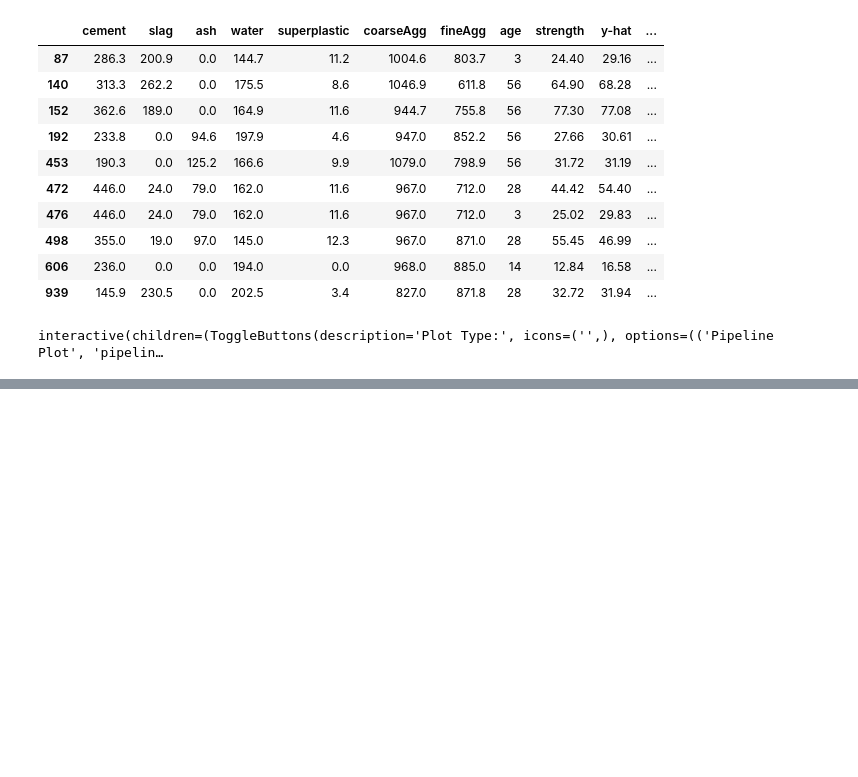
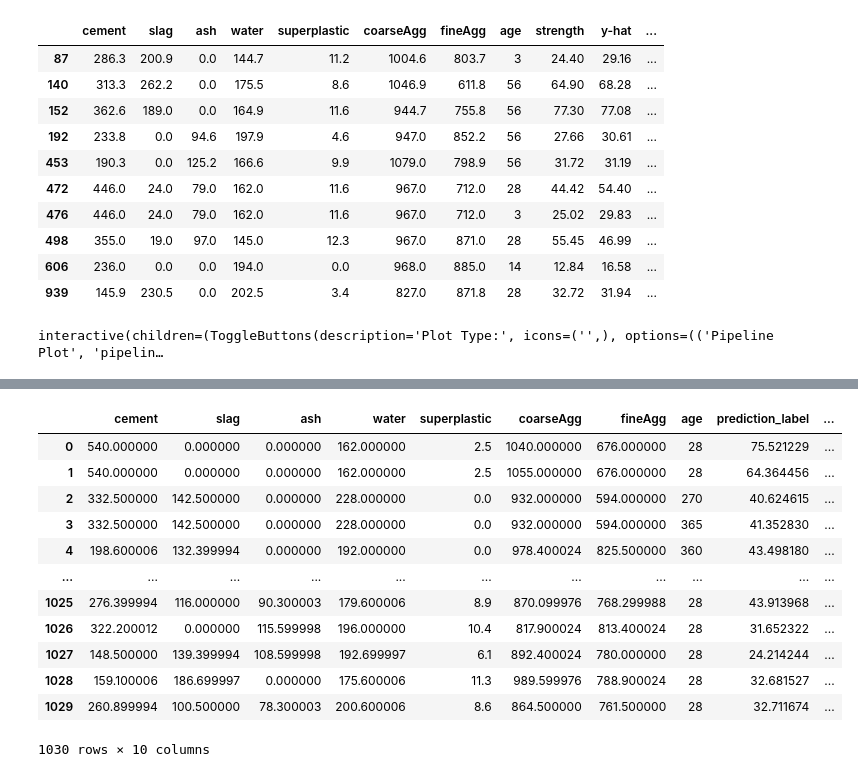
Before and after one commit to jdhova/Pycaret-Projects, a Jupyter notebook: Supervised-Learning/Regression/cementStrength.ipynb, the cells around one changed output, grey strips where cells are left out. Cells and saved outputs as stored; diff of their text form; code cells hidden in the pictures; blank space fills up the shorter version.

```diff
--- a/Supervised-Learning/Regression/cementStrength.ipynb
+++ b/Supervised-Learning/Regression/cementStrength.ipynb
@@ -254,0 +363,3 @@ interactive(children=(ToggleButtons(description='Plot Type:', icons=('',), optio
+# %%
+beta_model = predict_model(model_test,data=df.drop('strength', axis=1))
+beta_model
@@ -254,0 +381,17 @@ interactive(children=(ToggleButtons(description='Plot Type:', icons=('',), optio
+# %%
+beta_model['strength'] = df['strength']
+beta_model
+# %% [output]
+|  | cement | slag | ash | water | superplastic | coarseAgg | fineAgg | age | prediction_label | ... |
+| 0 | 540.000000 | 0.000000 | 0.000000 | 162.000000 | 2.5 | 1040.000000 | 676.000000 | 28 | 75.521229 | ... |
+| 1 | 540.000000 | 0.000000 | 0.000000 | 162.000000 | 2.5 | 1055.000000 | 676.000000 | 28 | 64.364456 | ... |
+| 2 | 332.500000 | 142.500000 | 0.000000 | 228.000000 | 0.0 | 932.000000 | 594.000000 | 270 | 40.624615 | ... |
+| 3 | 332.500000 | 142.500000 | 0.000000 | 228.000000 | 0.0 | 932.000000 | 594.000000 | 365 | 41.352830 | ... |
+| 4 | 198.600006 | 132.399994 | 0.000000 | 192.000000 | 0.0 | 978.400024 | 825.500000 | 360 | 43.498180 | ... |
+| ... | ... | ... | ... | ... | ... | ... | ... | ... | ... | ... |
+| 1025 | 276.399994 | 116.000000 | 90.300003 | 179.600006 | 8.9 | 870.099976 | 768.299988 | 28 | 43.913968 | ... |
+| 1026 | 322.200012 | 0.000000 | 115.599998 | 196.000000 | 10.4 | 817.900024 | 813.400024 | 28 | 31.652322 | ... |
+| 1027 | 148.500000 | 139.399994 | 108.599998 | 192.699997 | 6.1 | 892.400024 | 780.000000 | 28 | 24.214244 | ... |
+| 1028 | 159.100006 | 186.699997 | 0.000000 | 175.600006 | 11.3 | 989.599976 | 788.900024 | 28 | 32.681527 | ... |
+| 1029 | 260.899994 | 100.500000 | 78.300003 | 200.600006 | 8.6 | 864.500000 | 761.500000 | 28 | 32.711674 | ... |
+1030 rows × 10 columns
```
Also changed, not shown: parts of 16 cells of this notebook, 3 other files.
